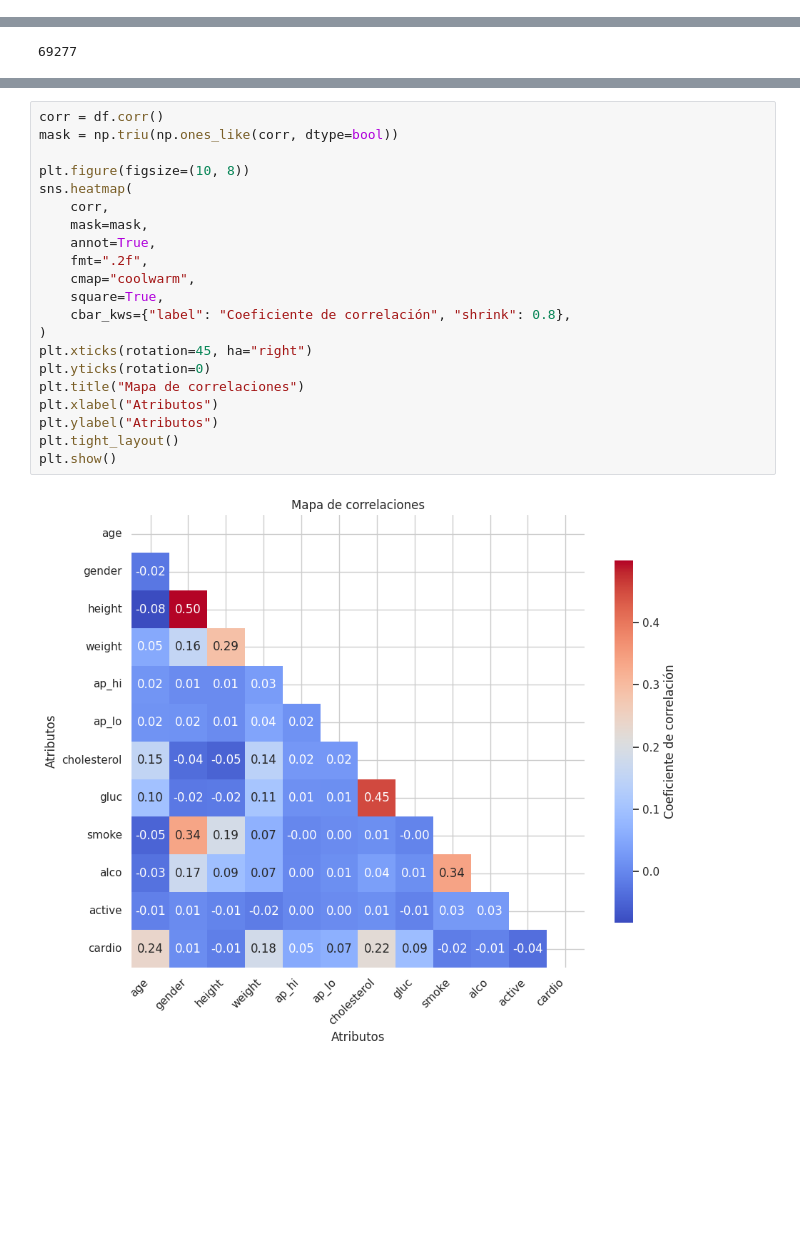
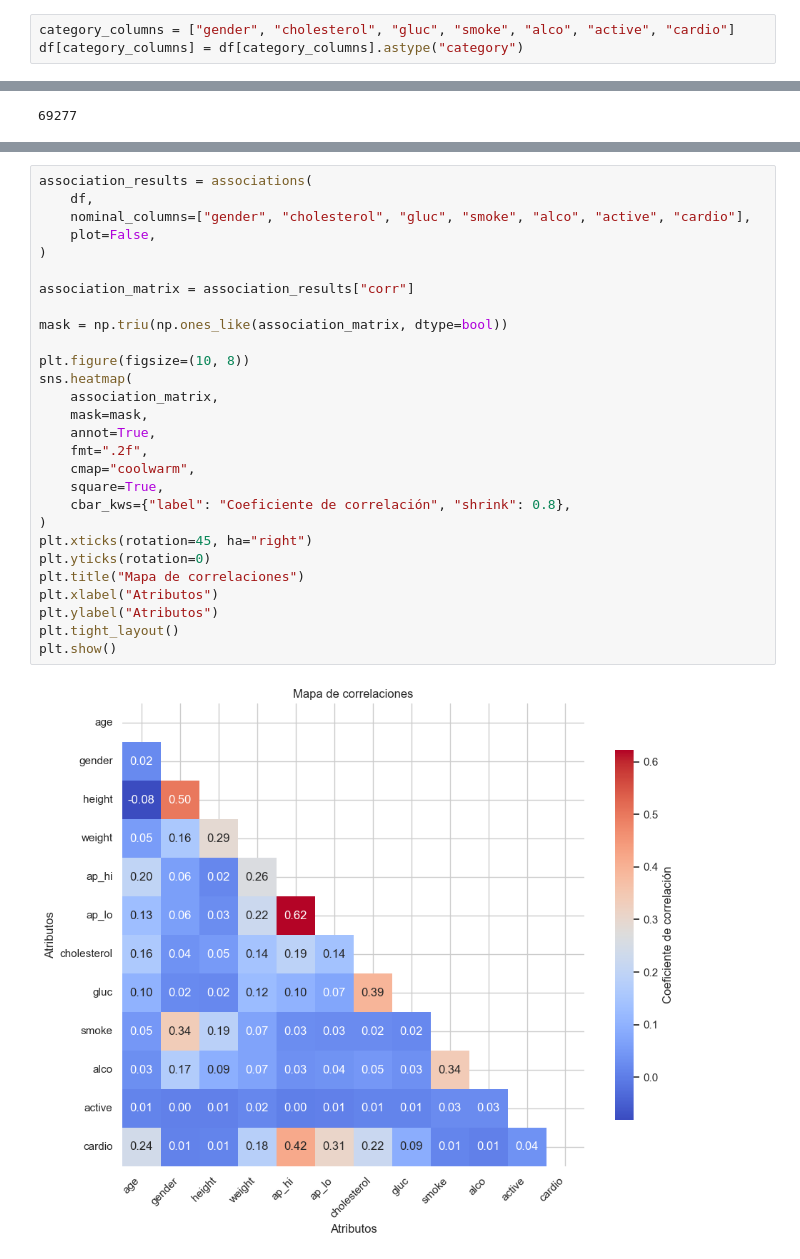
Before and after one commit to datwaft/aprendizaje_automatico, a Jupyter notebook: Trabajo_Corto_2/Trabajo_Corto_2.ipynb, the cells around one changed output, grey strips where cells are left out. Saved outputs shown, nothing was run; the diff lists cells and outputs as text; blank space fills up the shorter version.

```diff
--- a/Trabajo_Corto_2/Trabajo_Corto_2.ipynb
+++ b/Trabajo_Corto_2/Trabajo_Corto_2.ipynb
@@ -739,0 +745,3 @@ df.head(10)
+# %%
+category_columns = ["gender", "cholesterol", "gluc", "smoke", "alco", "active", "cardio"]
+df[category_columns] = df[category_columns].astype("category")
@@ -816,23 +820,30 @@ df.shape[0]
 # %%
-corr = df.corr()
-mask = np.triu(np.ones_like(corr, dtype=bool))
+association_results = associations(
+    df,
+    nominal_columns=["gender", "cholesterol", "gluc", "smoke", "alco", "active", "cardio"],
+    plot=False,
+)
+
+association_matrix = association_results["corr"]
+
+mask = np.triu(np.ones_like(association_matrix, dtype=bool))
 
 plt.figure(figsize=(10, 8))
 sns.heatmap(
-    corr,
+    association_matrix,
     mask=mask,
     annot=True,
     fmt=".2f",
     cmap="coolwarm",
     square=True,
     cbar_kws={"label": "Coeficiente de correlación", "shrink": 0.8},
 )
 plt.xticks(rotation=45, ha="right")
 plt.yticks(rotation=0)
 plt.title("Mapa de correlaciones")
 plt.xlabel("Atributos")
 plt.ylabel("Atributos")
 plt.tight_layout()
 plt.show()
 # %% [output]
-[figure, old version]
+[figure, new version]
```
Also changed, not shown: parts of 46 cells of this notebook, 2 other files.
